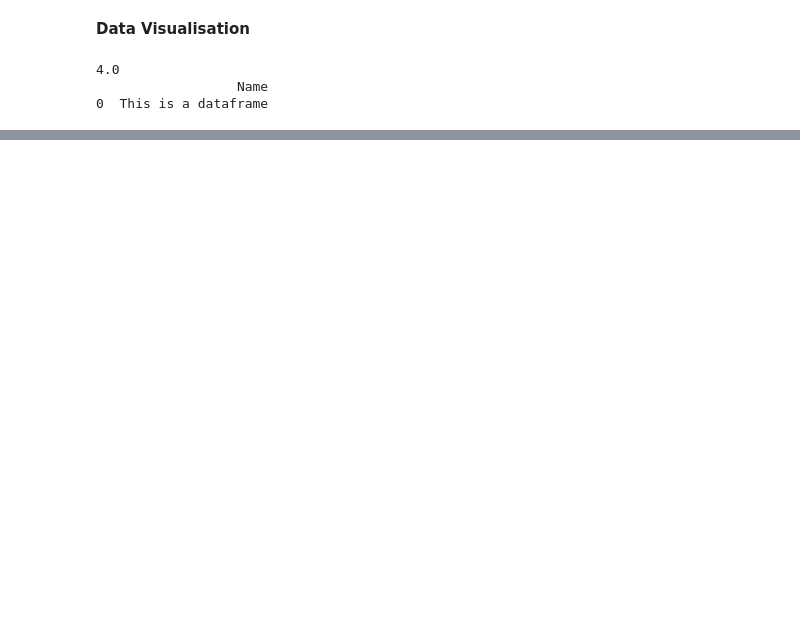
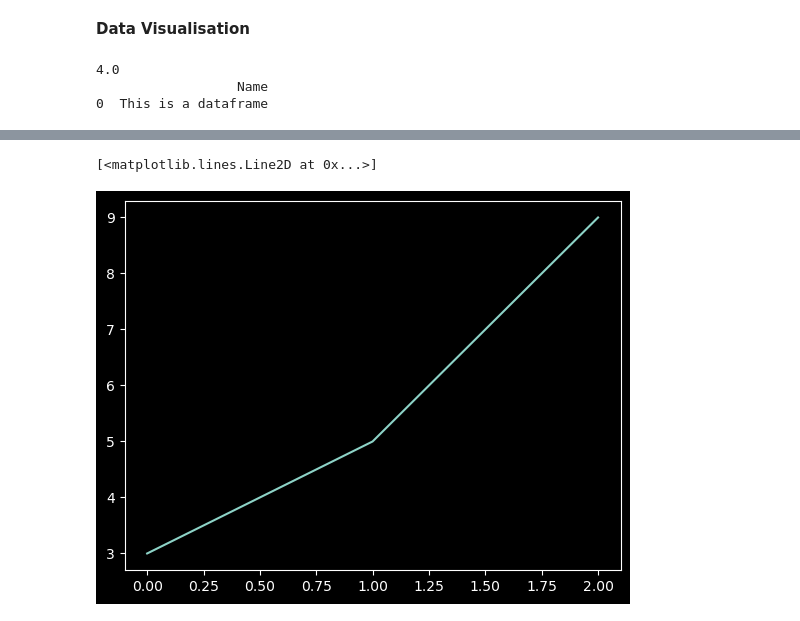
Before and after one commit to Geetansh124/Learn-PYthon-Progarmming, a Jupyter notebook: Python Programming/Python Libraries/Data Visualisation/Data Visualisation.ipynb, the cells around one changed output, grey strips where cells are left out. Cells and saved outputs as stored; diff of their text form; code cells hidden in the pictures; blank space fills up the shorter version.

```diff
--- a/Python Programming/Python Libraries/Data Visualisation/Data Visualisation.ipynb
+++ b/Python Programming/Python Libraries/Data Visualisation/Data Visualisation.ipynb
@@ -30,0 +42,8 @@ operable program or batch file.
+# %%
+x_val=[0,1,2]
+y_val=[3,5,9]
+
+plt.plot(x_val,y_val)
+# %% [output]
+[<matplotlib.lines.Line2D at 0x...>]
+[figure, added]
```
Also changed, not shown: parts of 13 cells of this notebook, 4 other files.
